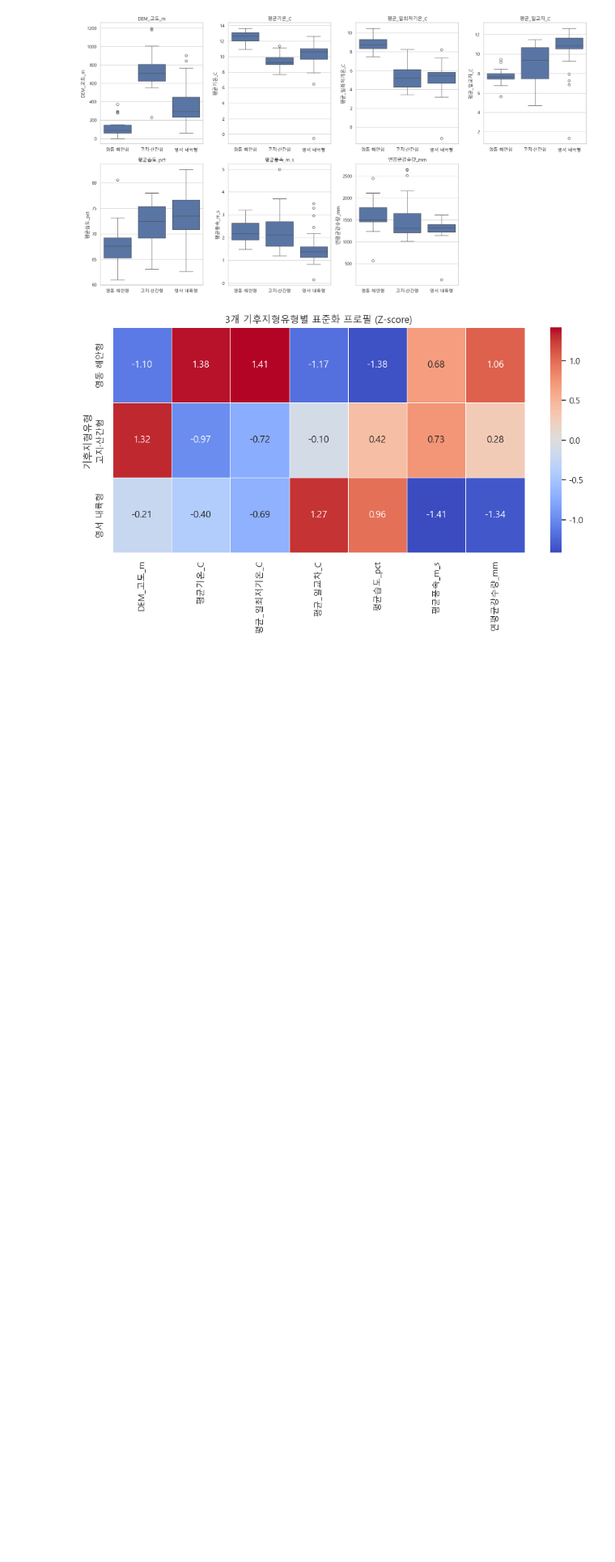
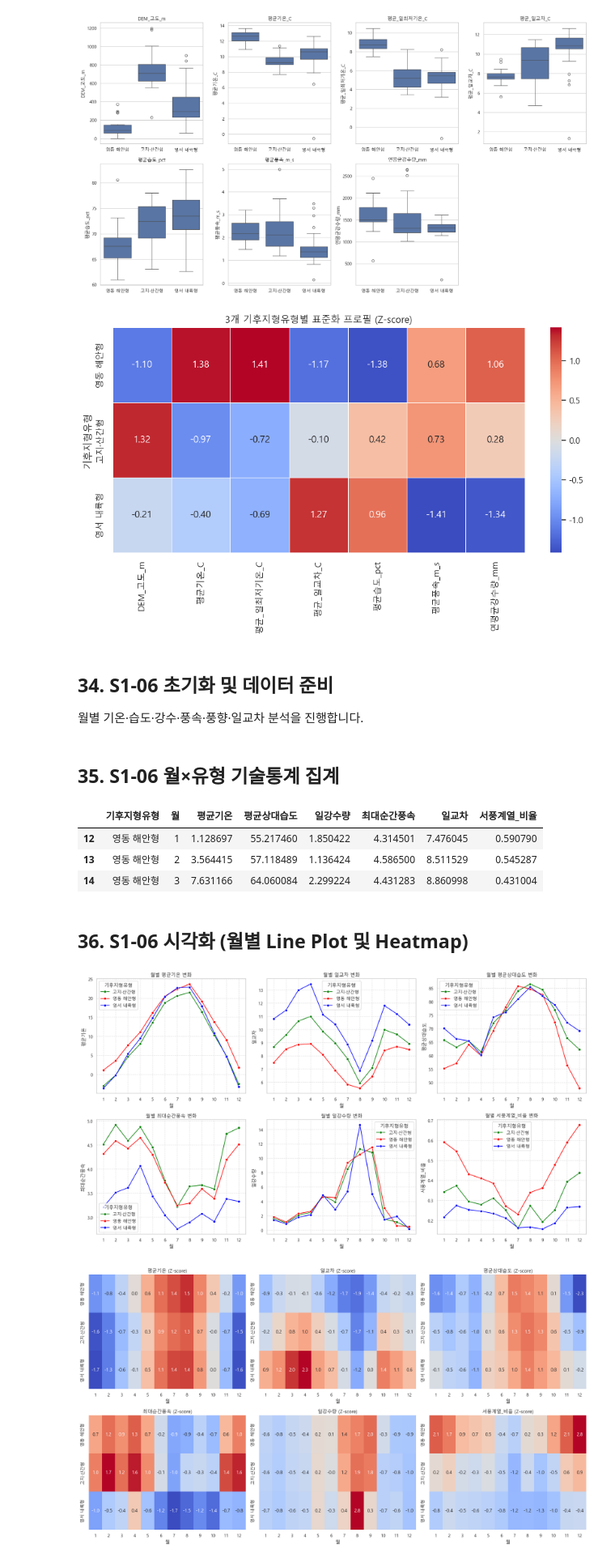
Before and after one commit to Max-JI64/farm-system-public-02, a Jupyter notebook: jsw/강원_재_EDA/Step1_강원도_기후지형및캐나다지수_기본분석.ipynb, the cells around one changed output. Shown at 81% size. Saved outputs shown, nothing was run; the diff lists cells and outputs as text; code cells hidden in the pictures; blank space fills up the shorter version.

```diff
--- a/jsw/강원_재_EDA/Step1_강원도_기후지형및캐나다지수_기본분석.ipynb
+++ b/jsw/강원_재_EDA/Step1_강원도_기후지형및캐나다지수_기본분석.ipynb
@@ -1480,3 +1480,7 @@ plt.show()
 # %% [output]
 [figure]
 [figure]
+# %% [markdown]
+## 34. S1-06 초기화 및 데이터 준비
+
+월별 기온·습도·강수·풍속·풍향·일교차 분석을 진행합니다.
@@ -1482,0 +1520,70 @@ plt.show()
+# %% [markdown]
+## 35. S1-06 월×유형 기술통계 집계
+# %%
+# 월 및 기후지형유형별 평균 집계
+monthly_summary = daily.groupby(['기후지형유형', '월']).agg(
+    평균기온=('평균기온_C', 'mean'),
+    평균상대습도=('평균상대습도_pct', 'mean'),
+    일강수량=('일강수량_mm', 'mean'),
+    최대순간풍속=('최대순간풍속_m_s', 'mean'),
+    일교차=('일교차_C', 'mean'),
+    서풍계열_비율=('일별_서풍계열비율', 'mean')
+).reset_index()
+
+monthly_summary.to_csv(TABLE_DIR / 'S1-06_monthly_climate_summary.csv', index=False, encoding='utf-8-sig')
+
+# 영동 해안형 데이터 샘플 확인
+display(monthly_summary[monthly_summary['기후지형유형'] == '영동 해안형'].head(3))
+# %% [output]
+|  | 기후지형유형 | 월 | 평균기온 | 평균상대습도 | 일강수량 | 최대순간풍속 | 일교차 | 서풍계열_비율 |
+| 12 | 영동 해안형 | 1 | 1.128697 | 55.217460 | 1.850422 | 4.314501 | 7.476045 | 0.590790 |
+| 13 | 영동 해안형 | 2 | 3.564415 | 57.118489 | 1.136424 | 4.586500 | 8.511529 | 0.545287 |
+| 14 | 영동 해안형 | 3 | 7.631166 | 64.060084 | 2.299224 | 4.431283 | 8.860998 | 0.431004 |
+# %% [markdown]
+## 36. S1-06 시각화 (월별 Line Plot 및 Heatmap)
+# %%
+# 1. 월별 Line Plot
+fig, axes = plt.subplots(2, 3, figsize=(18, 10))
+axes = axes.flatten()
+
+plot_vars = ['평균기온', '일교차', '평균상대습도', '최대순간풍속', '일강수량', '서풍계열_비율']
+colors = {'영동 해안형': 'red', '고지·산간형': 'green', '영서 내륙형': 'blue'}
+
+for i, var in enumerate(plot_vars):
+    sns.lineplot(
+        data=monthly_summary, x='월', y=var, hue='기후지형유형',
+        marker='o', ax=axes[i], palette=colors
+    )
+    axes[i].set_title(f'월별 {var} 변화')
+    axes[i].set_xticks(range(1, 13))
+    axes[i].grid(True, linestyle='--', alpha=0.6)
+
+plt.tight_layout()
+plt.savefig(PLOT_DIR / 'S1-06_monthly_climate_trends.png', dpi=300)
+plt.show()
+
+# 2. Heatmap (Z-score 표준화 후 시각화)
+from sklearn.preprocessing import StandardScaler
+scaler = StandardScaler()
+
+heatmap_data = monthly_summary.set_index(['기후지형유형', '월'])[plot_vars]
+scaled_data = pd.DataFrame(scaler.fit_transform(heatmap_data), columns=heatmap_data.columns, index=heatmap_data.index)
+scaled_data = scaled_data.reset_index()
+
+fig, axes = plt.subplots(2, 3, figsize=(18, 10))
+axes = axes.flatten()
+
+for i, var in enumerate(plot_vars):
+    pivot_df = scaled_data.pivot(index='기후지형유형', columns='월', values=var)
+    pivot_df = pivot_df.reindex(['영동 해안형', '고지·산간형', '영서 내륙형'])
+
+    sns.heatmap(pivot_df, ax=axes[i], cmap='coolwarm', center=0, cbar=False, annot=True, fmt=".1f")
+    axes[i].set_title(f'{var} (Z-score)')
+    axes[i].set_ylabel('')
+
+plt.tight_layout()
+plt.savefig(PLOT_DIR / 'S1-06_monthly_climate_heatmap.png', dpi=300)
+plt.show()
+# %% [output]
+[figure, added]
+[figure, added]
```
Also changed, not shown: parts of 2 cells of this notebook, 5 other files.
